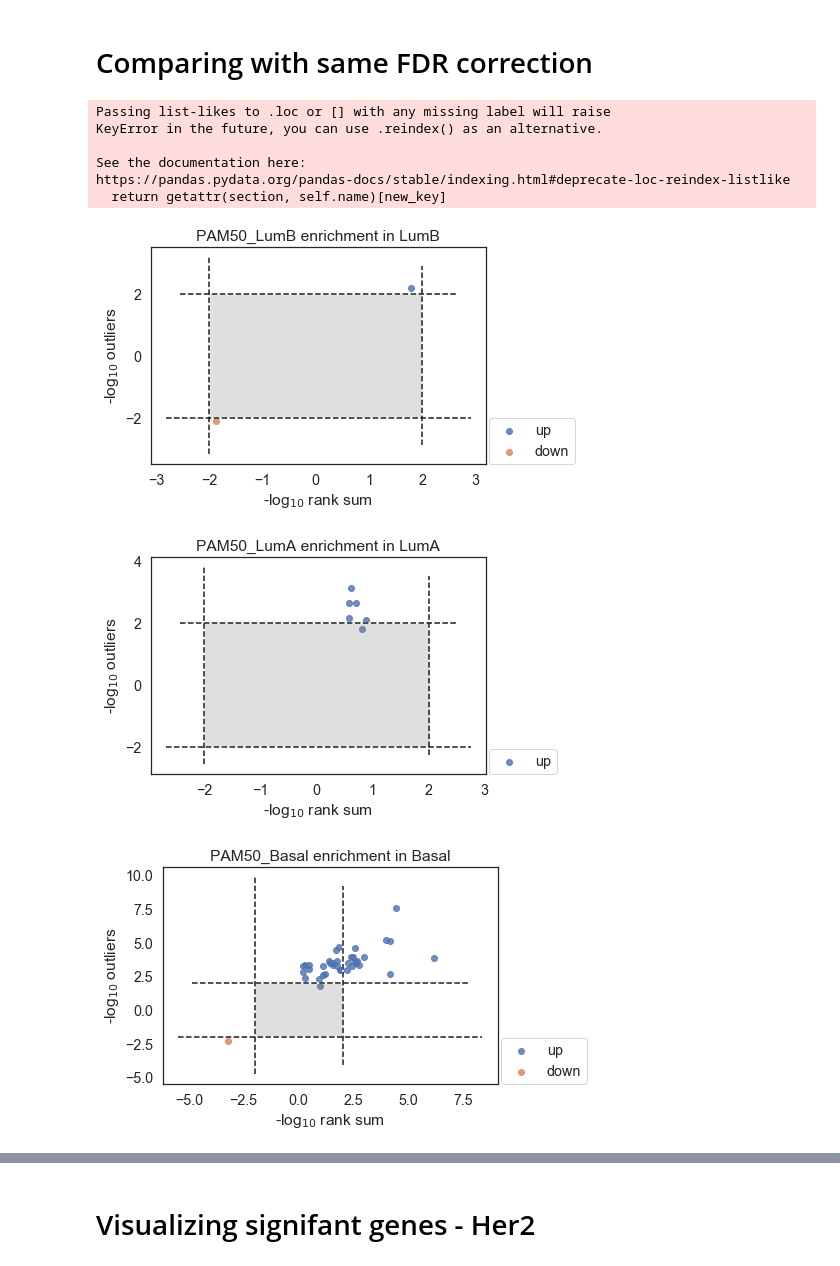
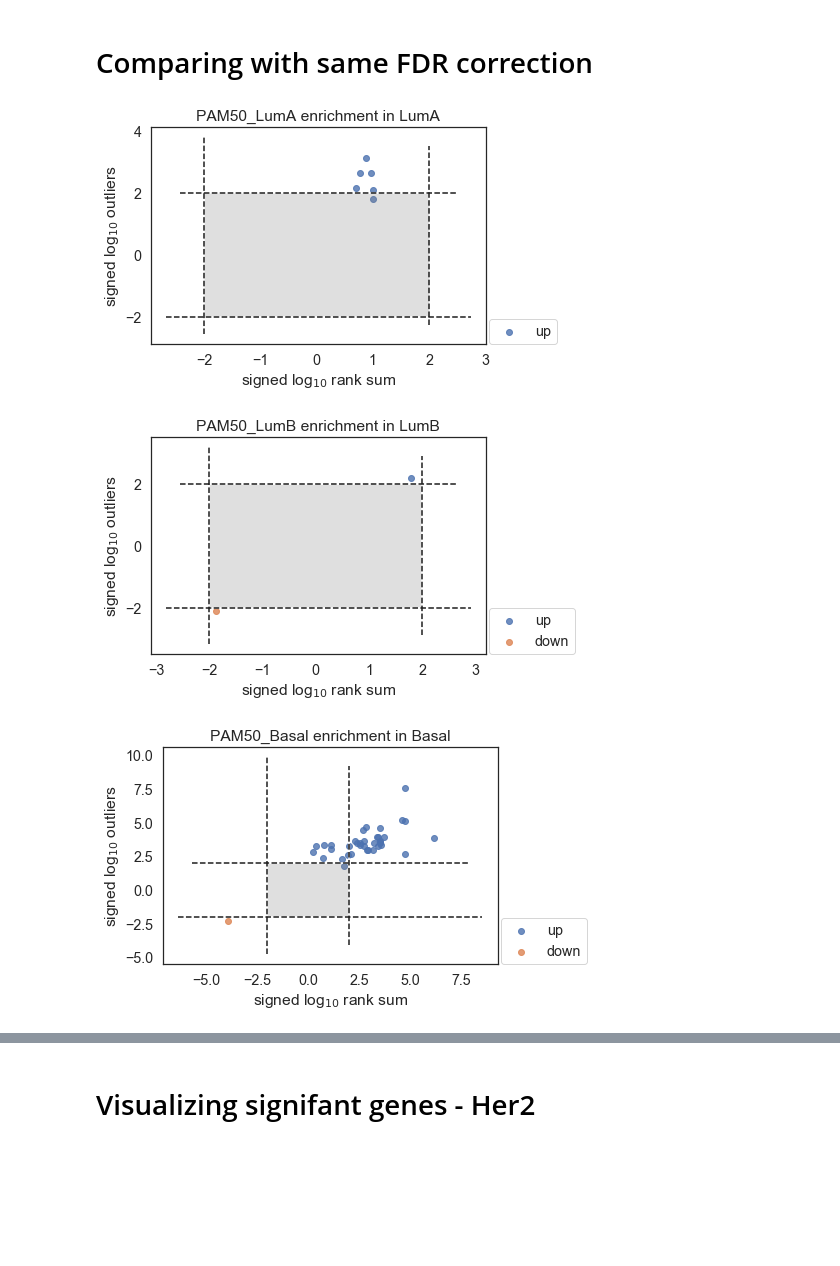
Before and after one commit to ruggleslab/blacksheep_supp, a Jupyter notebook: vignettes/blsh_20190805_phospho_comparing_methods.ipynb, the cells around one changed output, grey strips where cells are left out. Saved outputs shown, nothing was run; the diff lists cells and outputs as text; code cells hidden in the pictures; blank space fills up the shorter version.

```diff
--- a/vignettes/blsh_20190805_phospho_comparing_methods.ipynb
+++ b/vignettes/blsh_20190805_phospho_comparing_methods.ipynb
@@ -48,19 +48,8 @@ annotations.head(10)
 10 rows × 23 columns
 # %% [markdown]
 # Isolating which samples annotations for which I want to perform comparisons
-# %%
-for col in ['GATA3 Mutation','PIK3CA Mutation','TP53 Mutation']:
-    new_col = '.'.join(col.split()+['Status'])
-    annotations[new_col] = annotations[col].isnull()==False
-
-annotations = deva.binarize_annotations(annotations[[
-    'PAM50',
-#     'ER Status',
-#     'PR Status',
-#     'GATA3.Mutation.Status',
-#     'PIK3CA.Mutation.Status',
-#     'TP53.Mutation.Status'
-]])
+# %%
+annotations = deva.binarize_annotations(annotations[['PAM50']])
 # %% [markdown]
 # Performing differential outlier analysis for each annotation column
 # %%
@@ -71,11 +60,11 @@ for updown in directions:
     results[updown] = deva.deva(
         values, annotations,
         aggregate=False,
-        save_outlier_table=True,
-        save_frac_table=True,
-        save_qvalues=True,
+#         save_outlier_table=True,
+#         save_frac_table=True,
+#         save_qvalues=True,
         up_or_down=updown,
-        save_comparison_summaries=True,
-        output_prefix="output/no_agg/brca",
+#         save_comparison_summaries=True,
+#         output_prefix="output/no_agg/brca",
     )
 # %% [output]
@@ -125,7 +114,7 @@ for comp in annotations.columns:
     group0, group0list, group1, group1list = deva.comparisons.get_sample_lists(annotations, comp)
 
     pvals = values.apply((lambda row: scipy.stats.ranksums(row[group0list], row[group1list])[1]), axis=1)
-    qvals = multipletests(pvals)[1]
+    qvals = multipletests(pvals, method='fdr_bh')[1]
     rank_sums['%s_pval'%(comp)] = pvals
     rank_sums['%s_qval'%(comp)] = qvals
     rank_sums['%s_%s_minus_%s'%(comp, group0, group1)] = values.apply((lambda row: row[group0list].mean() - row[group1list].mean()), axis=1)
@@ -165,47 +154,41 @@ for i, updown in enumerate(directions):
 # %% [markdown]
 # Comparing with same FDR correction
 # %%
-for col in [i for i in rank_sums.columns if 'pval' in i]:
+for col in [i for i in rank_sums.columns if ('pval' in i)]:
 
     comp = col[0:-5]
     group0, group0list, group1, group1list = deva.comparisons.get_sample_lists(annotations, comp)
 
     rows = signed_qvalues['up'].dropna(subset=["%s_%s" %(comp, group0)]).index.union(signed_qvalues['down'].dropna(subset=["%s_%s" %(comp, group0)]).index)
 
     adjrank = rank_sums.reindex(rows)[[col]]
-    adjrank['fdr'] = multipletests(adjrank[col])[1]
+    adjrank['fdr'] = multipletests(adjrank[col], method='fdr_bh')[1]
     adjrank['logqval'] = -np.log10(adjrank['fdr'])
 
     adjrank['%s_%s'%(comp, group0)] = (adjrank['logqval']*(rank_sums.loc[rows, '%s_%s_minus_%s'%(comp, group0, group1)] / rank_sums.loc[rows, '%s_%s_minus_%s'%(comp, group0, group1)].abs()))
 
     for updown in directions:
         if any([g for g in rows if g in signed_qvalues[updown].index]):
             ax = sns.regplot(x=-adjrank.loc[rows, '%s_%s'%(comp, group0)], y=signed_qvalues[updown].loc[rows, '%s_%s'%(comp, group0)], fit_reg=False, label=updown)
-    plt.xlabel('-log$_{10}$ rank sum')
-    plt.ylabel('-log$_{10}$ outliers')
+    plt.xlabel('signed log$_{10}$ rank sum')
+    plt.ylabel('signed log$_{10}$ outliers')
     plt.title('%s enrichment in %s' %(comp, group1))
     plt.legend(loc=(1.01,0))
     plt.plot([2, 2], ax.get_ylim(), 'white')
     plt.plot( ax.get_xlim(), [2, 2],'white')
     plt.plot([-2, -2], ax.get_ylim(), 'white')
     plt.plot( ax.get_xlim(), [-2, -2],'white')
 
     plt.plot([2, 2], ax.get_ylim(), 'k--')
     plt.plot( ax.get_xlim(), [2, 2],'k--')
     plt.plot([-2, -2], ax.get_ylim(), 'k--')
     plt.plot( ax.get_xlim(), [-2, -2],'k--')
     rect = mpl.patches.Rectangle([-2, -2], 4, 4, facecolor='gray', ec=None, alpha=0.25)
     ax.add_patch(rect)
     plt.savefig('output/scatter_logqs_%s.pdf'%(comp), bbox_inches='tight')
     plt.show()
     plt.close()
 # %% [output]
-Passing list-likes to .loc or [] with any missing label will raise
-KeyError in the future, you can use .reindex() as an alternative.
-
-See the documentation here:
-https://pandas.pydata.org/pandas-docs/stable/indexing.html#deprecate-loc-reindex-listlike
-  return getattr(section, self.name)[new_key]
-[figure, old version]
+[figure, new version]
-[figure, old version]
+[figure, new version]
-[figure, old version]
+[figure, new version]
```
Also changed, not shown: parts of 4 cells of this notebook, 11 other files.
